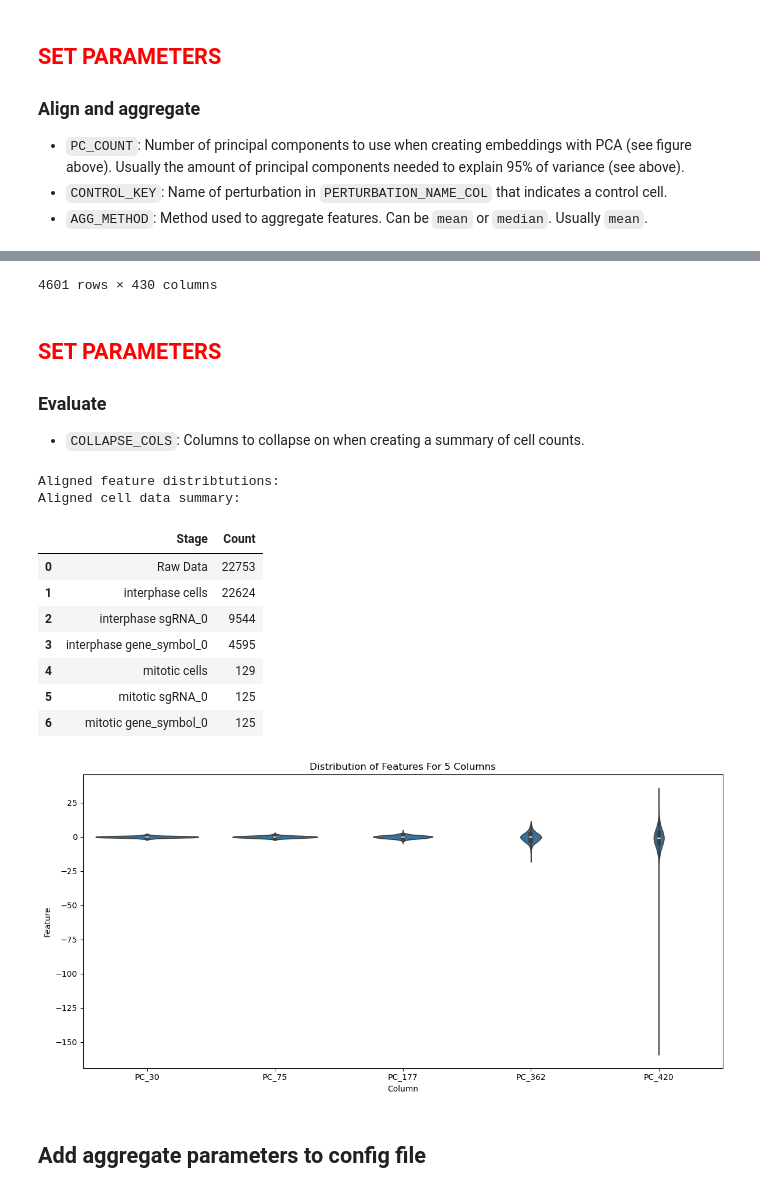
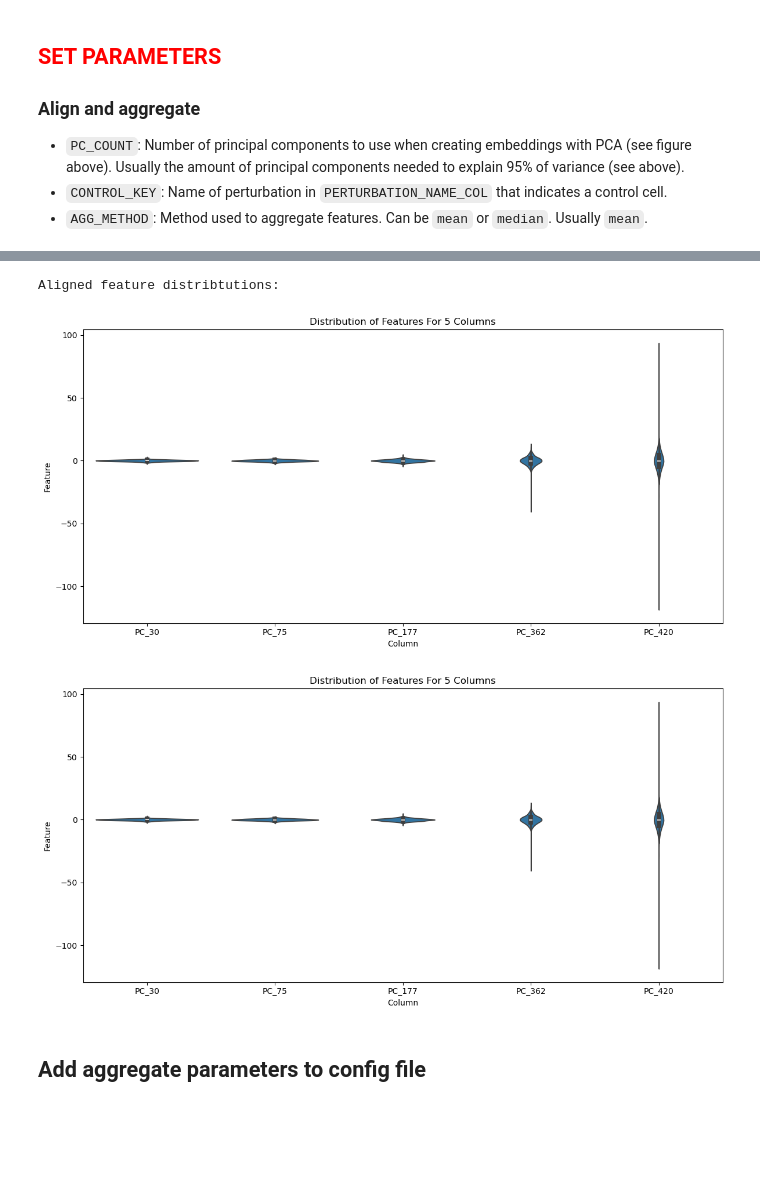
Before and after one commit to cheeseman-lab/brieflow-analysis, a Jupyter notebook: analysis/7.configure_aggregate_params.ipynb, the cells around one changed output, grey strips where cells are left out. Saved outputs shown, nothing was run; the diff lists cells and outputs as text; code cells hidden in the pictures; blank space fills up the shorter version.

```diff
--- a/analysis/7.configure_aggregate_params.ipynb
+++ b/analysis/7.configure_aggregate_params.ipynb
@@ -273,7 +306,7 @@ Imputing 161 columns with remaining missing values
 BATCH_COLS = ["plate", "well"]
 # %%
 features, metadata = prepare_alignment_data(
-    missing_values_filtered, BATCH_COLS, FIRST_FEATURE
+    intesity_filtered, BATCH_COLS, FIRST_FEATURE
 )
 
 pca_df_threshold, n_components, pca, fig = pca_variance_plot(
@@ -340,5 +373,6 @@ aggregated_cell_data = (
     .reset_index(drop=True)
 )
 
-aggregated_cell_data
+print("Aligned feature distribtutions:")
+plot_feature_distributions(aligned_cell_data, "PC_0", num_features=5)
 # %% [output]
@@ -357,7 +379,3 @@ aggregated_cell_data
-4601 rows × 430 columns
+Aligned feature distribtutions:
+[figure, added]
+[figure, added]
-# %% [markdown]
-## <font color='red'>SET PARAMETERS</font>
-
-### Evaluate
-
-- `COLLAPSE_COLS`: Columns to collapse on when creating a summary of cell counts.
@@ -366,22 +382,3 @@ COLLAPSE_COLS = ["sgRNA_0", "gene_symbol_0"]
-# %%
-print("Aligned feature distribtutions:")
-plot_feature_distributions(aligned_cell_data, "PC_0", num_features=5)
-
-print("Aligned cell data summary:")
-summary_df = summarize_cell_data(aligned_cell_data, CELL_CLASSES, COLLAPSE_COLS)
-summary_df
-# %% [output]
-Aligned feature distribtutions:
-Aligned cell data summary:
-|  | Stage | Count |
-| 0 | Raw Data | 22753 |
-| 1 | interphase cells | 22624 |
-| 2 | interphase sgRNA_0 | 9544 |
-| 3 | interphase gene_symbol_0 | 4595 |
-| 4 | mitotic cells | 129 |
-| 5 | mitotic sgRNA_0 | 125 |
-| 6 | mitotic gene_symbol_0 | 125 |
-[figure, removed]
 # %% [markdown]
 ## Add aggregate parameters to config file
 # %%
```
Also changed, not shown: parts of 11 cells of this notebook, 1 other file.
